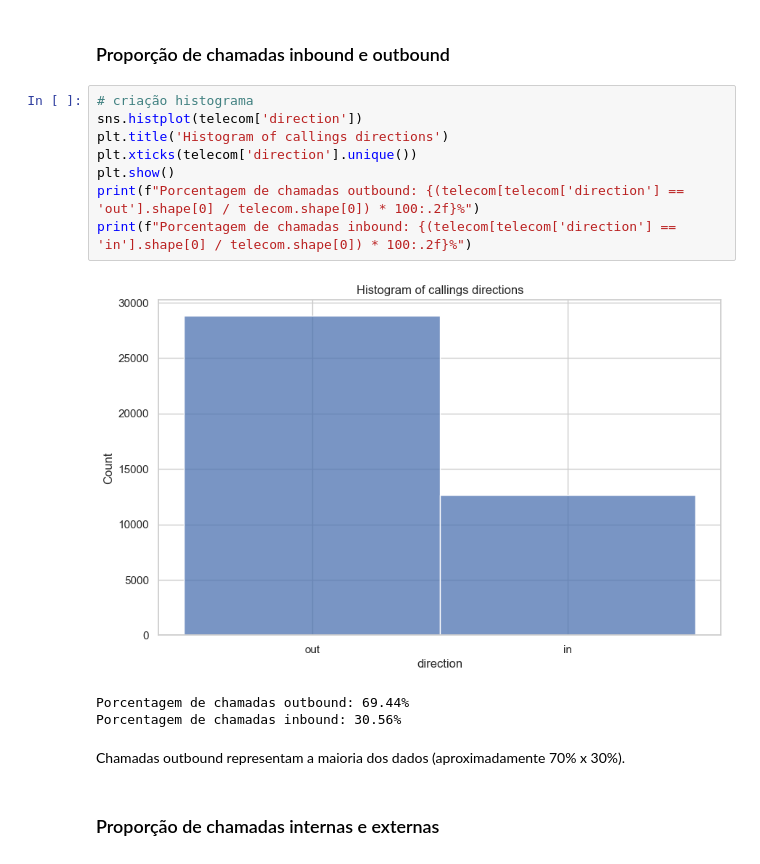
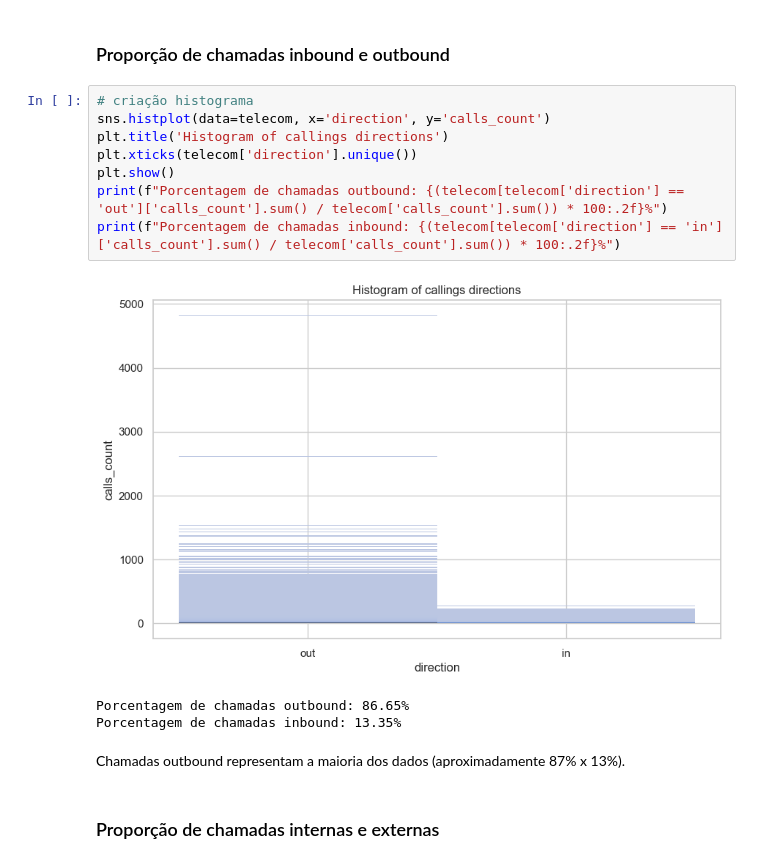
Before and after one commit to rodriguesbrian/tt14_call_center_project, a Jupyter notebook: notebooks/call_center_efficiency.ipynb, the cells around one changed output. Saved outputs shown, nothing was run; the diff lists cells and outputs as text.

```diff
--- a/notebooks/call_center_efficiency.ipynb
+++ b/notebooks/call_center_efficiency.ipynb
@@ -396,18 +396,18 @@ Finais de semana representam cerca de 20% das chamadas.
 ### Proporção de chamadas inbound e outbound
 # %%
 # criação histograma
-sns.histplot(telecom['direction'])
+sns.histplot(data=telecom, x='direction', y='calls_count')
 plt.title('Histogram of callings directions')
 plt.xticks(telecom['direction'].unique())
 plt.show()
-print(f"Porcentagem de chamadas outbound: {(telecom[telecom['direction'] == 'out'].shape[0] / telecom.shape[0]) * 100:.2f}%")
-print(f"Porcentagem de chamadas inbound: {(telecom[telecom['direction'] == 'in'].shape[0] / telecom.shape[0]) * 100:.2f}%")
+print(f"Porcentagem de chamadas outbound: {(telecom[telecom['direction'] == 'out']['calls_count'].sum() / telecom['calls_count'].sum()) * 100:.2f}%")
+print(f"Porcentagem de chamadas inbound: {(telecom[telecom['direction'] == 'in']['calls_count'].sum() / telecom['calls_count'].sum()) * 100:.2f}%")
 # %% [output]
-[figure, old version]
+[figure, new version]
-Porcentagem de chamadas outbound: 69.44%
-Porcentagem de chamadas inbound: 30.56%
+Porcentagem de chamadas outbound: 86.65%
+Porcentagem de chamadas inbound: 13.35%
 # %% [markdown]
-Chamadas outbound representam a maioria dos dados (aproximadamente 70% x 30%).
+Chamadas outbound representam a maioria dos dados (aproximadamente 87% x 13%).
 # %% [markdown]
 ### Proporção de chamadas internas e externas
 # %%
```
Also changed, not shown: parts of 22 cells of this notebook.
